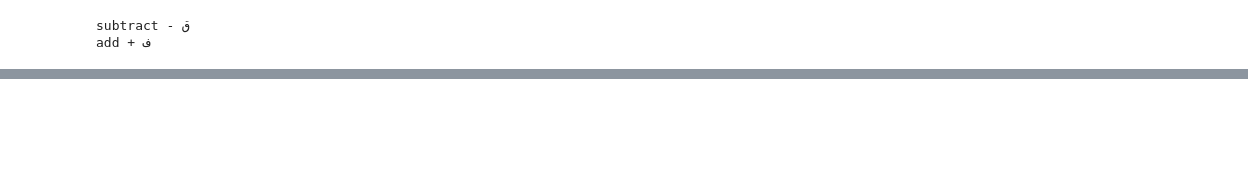
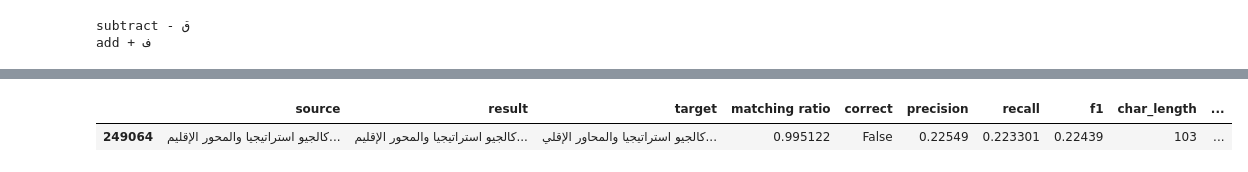
Before and after one commit to YazanShannak/ara-spell-check, a Jupyter notebook: results-analysis.ipynb, the cells around one changed output, grey strips where cells are left out. Saved outputs shown, nothing was run; the diff lists cells and outputs as text; code cells hidden in the pictures; blank space fills up the shorter version.

```diff
--- a/results-analysis.ipynb
+++ b/results-analysis.ipynb
@@ -53,0 +90,5 @@ embedding_raw.describe()
+# %%
+embedding_raw[embedding_raw["char_length"] == 103]
+# %% [output]
+|  | source | result | target | matching ratio | correct | precision | recall | f1 | char_length | ... |
+| 249064 | كالجيو استراتيجيا والمحور الإقليم... | كالجيو استراتيجيا والمحور الإقليم... | كالجيو استراتيجيا والمحاور الإقلي... | 0.995122 | False | 0.22549 | 0.223301 | 0.22439 | 103 | ... |
```
Also changed, not shown: parts of 6 cells of this notebook, 2 other files.
